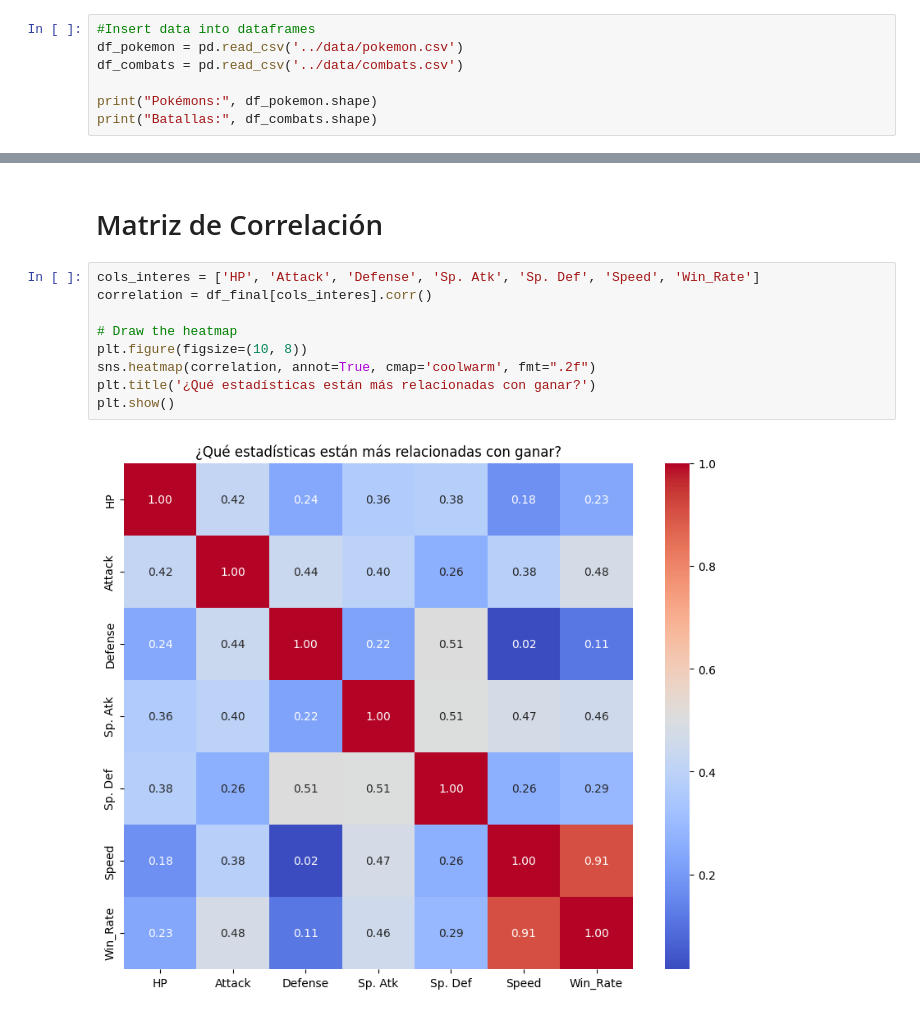
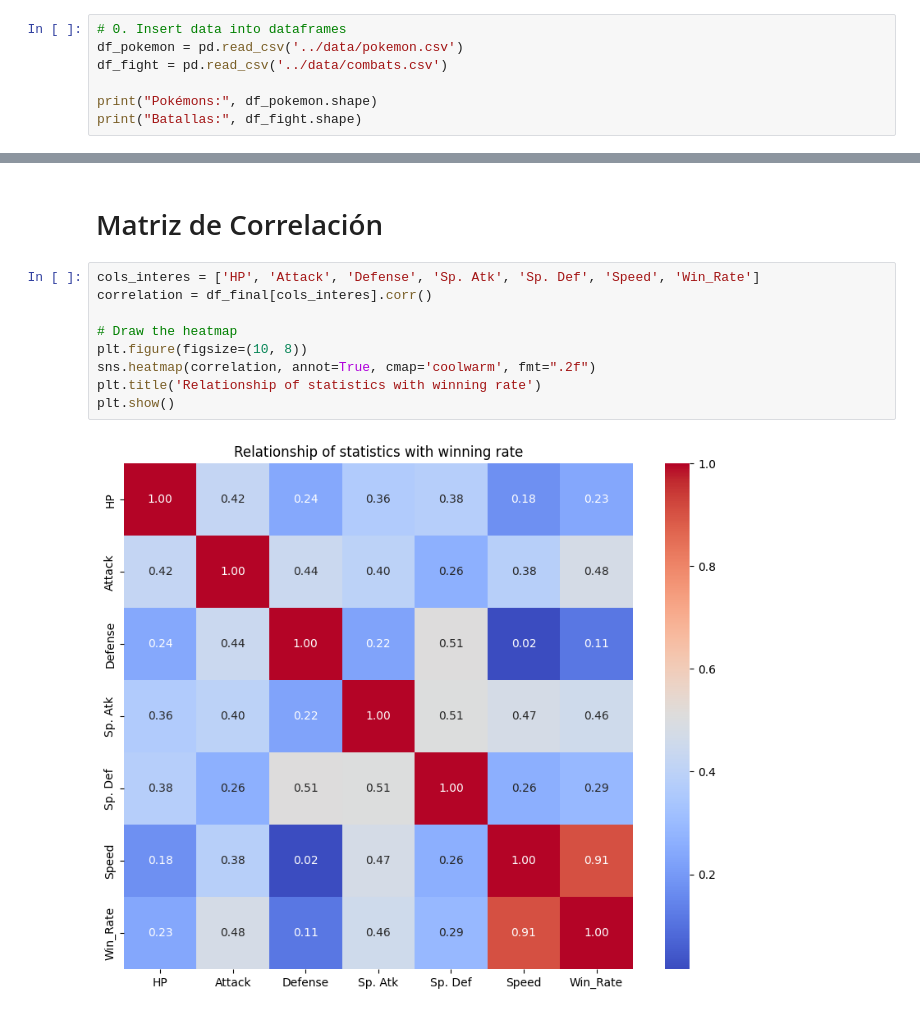
Before and after one commit to errodd/pokemon-challenge-ml, a Jupyter notebook: notebooks/EDA.ipynb, the cells around one changed output, grey strips where cells are left out. Drawn from its saved outputs; the diff is of its cells as text.

```diff
--- a/notebooks/EDA.ipynb
+++ b/notebooks/EDA.ipynb
@@ -22,12 +22,12 @@ pd.set_option("display.width", 120)
 # Render plots inline
 %matplotlib inline
 # %%
-#Insert data into dataframes
+# 0. Insert data into dataframes
 df_pokemon = pd.read_csv('../data/pokemon.csv')
-df_combats = pd.read_csv('../data/combats.csv')
+df_fight = pd.read_csv('../data/combats.csv')
 
 print("Pokémons:", df_pokemon.shape)
-print("Batallas:", df_combats.shape)
+print("Batallas:", df_fight.shape)
 # %% [output]
 Pokémons: (800, 12)
 Batallas: (50000, 3)
@@ -150,11 +395,11 @@ Name: count, dtype: int64
 # %%
 cols_interes = ['HP', 'Attack', 'Defense', 'Sp. Atk', 'Sp. Def', 'Speed', 'Win_Rate']
 correlation = df_final[cols_interes].corr()
 
 # Draw the heatmap
 plt.figure(figsize=(10, 8))
 sns.heatmap(correlation, annot=True, cmap='coolwarm', fmt=".2f")
-plt.title('¿Qué estadísticas están más relacionadas con ganar?')
+plt.title('Relationship of statistics with winning rate')
 plt.show()
 # %% [output]
-[figure, old version]
+[figure, new version]
```
Also changed, not shown: parts of 17 cells of this notebook, 1 other file.
